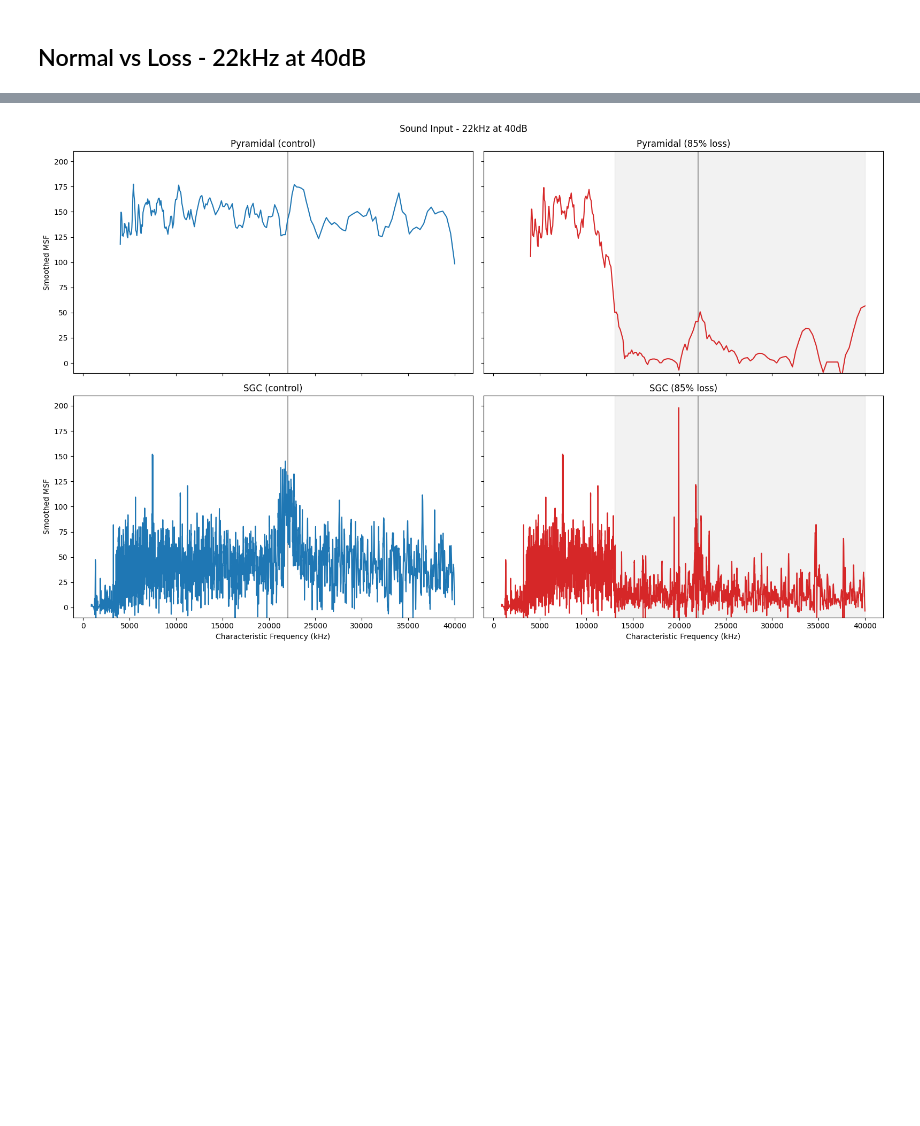
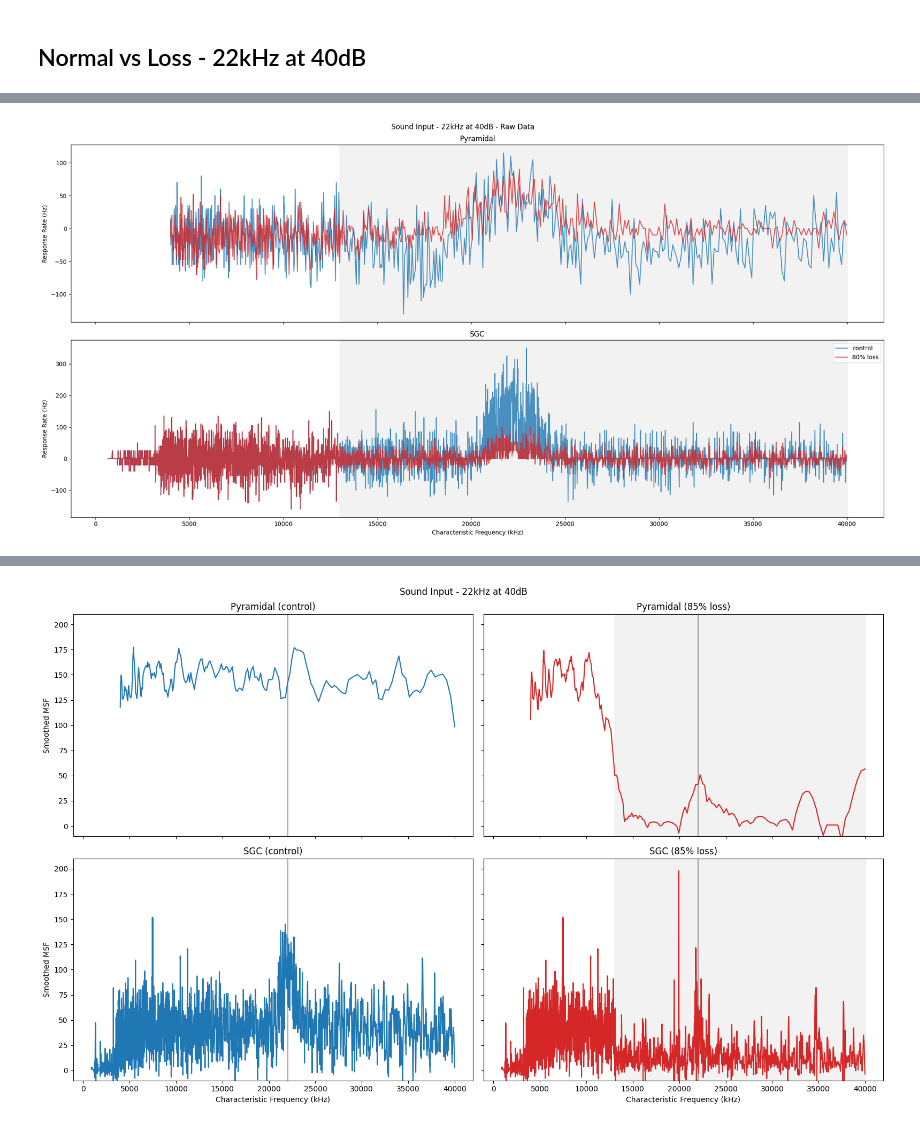
Before and after one commit to kedoxey/DCN_model, a Jupyter notebook: notebooks/cnmodel_sgc_rates.ipynb, the cells around one changed output, grey strips where cells are left out. Cells and saved outputs as stored; diff of their text form; code cells hidden in the pictures; blank space fills up the shorter version.

```diff
--- a/notebooks/cnmodel_sgc_rates.ipynb
+++ b/notebooks/cnmodel_sgc_rates.ipynb
@@ -647,0 +759,98 @@ fig.tight_layout()
+# %%
+n_cfs = 665
+n_reps = 2
+
+results = pickle.load(open(f'/home/kedoxey/DCN_model/output/response_maps-network/{n_cfs}cfs_1dbs_22000if_1cpb_{n_reps}nreps/results_df.pkl', 'rb'))
+pyr_ids_per_band = pickle.load(open(f'/home/kedoxey/DCN_model/output/response_maps-network/{n_cfs}cfs_1dbs_22000if_1cpb_{n_reps}nreps/pyramidal_ids_per_band.pkl', 'rb'))
+freqs = list(pyr_ids_per_band.keys())
+pyr_spont_rates = get_spontaneous_rate('pyramidal', results)
+sgc_spont_rates = get_spontaneous_rate('sgc', results)
+pyr_ids, pyr_resp_spikes = get_cell_nspikes('pyramidal', results, stimpar['response'])
+sgc_ids, sgc_resp_spikes = get_cell_nspikes('sgc', results, stimpar['response'])
+
+loss_frac = 80
+results_loss = pickle.load(open(f'/home/kedoxey/DCN_model/output/response_maps-network_13000loss-m1_{loss_frac}/{n_cfs}cfs_1dbs_22000if_1cpb_{n_reps}nreps/results_df.pkl', 'rb'))
+pyr_ids_per_band = pickle.load(open(f'/home/kedoxey/DCN_model/output/response_maps-network_13000loss-m1_{loss_frac}/{n_cfs}cfs_1dbs_22000if_1cpb_{n_reps}nreps/pyramidal_ids_per_band.pkl', 'rb'))
+freqs_loss = list(pyr_ids_per_band.keys())
+pyr_spont_rates_loss = get_spontaneous_rate('pyramidal', results_loss)
+sgc_spont_rates_loss = get_spontaneous_rate('sgc', results_loss)
+pyr_ids_loss, pyr_resp_spikes_loss = get_cell_nspikes('pyramidal', results_loss, stimpar['response'])
+sgc_ids_loss, sgc_resp_spikes_loss = get_cell_nspikes('sgc', results_loss, stimpar['response'])
+
+fig, axs = plt.subplots(2,1,figsize=(20,10), sharex=True)  #, sharey=True)
+axs = axs.ravel()
+
+
+win_length = 10
+polyorder = 3
+# axs[0].plot(freqs, n_spikes, color='tab:blue', zorder=12)
+# axs[0].plot(freqs, savgol_filter(n_spikes, 10, 3), color='tab:red', zorder=13)
+# axs[0].set_ylabel('Number of Spikes')
+# - sgc_spont_rates*(stimpar['response'][1] - stimpar['response'][0])
+nth_avg = 6
+n_spikes = sgc_resp_spikes - 0*(stimpar['response'][1] - stimpar['response'][0])
+avg_n_spikes = ((n_spikes + np.roll(n_spikes,1))/nth_avg)[1::nth_avg]
+# axs[1].plot(sgc_cfs[sgc_ids[0::nth_avg]],  avg_n_spikes, color='tab:blue', zorder=13, alpha=0.8)
+# axs[1].plot(sgc_cfs[sgc_ids], savgol_filter(sgc_resp_spikes- sgc_spont_rates*(stimpar['response'][1] - stimpar['response'][0]), win_length, 3) , color='tab:blue', zorder=13, alpha=0.8)
+# axs[1].plot(sgc_cfs[sgc_ids], savgol_filter(sgc_resp_spikes, win_length, polyorder) , color='tab:blue', zorder=13, alpha=0.8)
+axs[1].plot(sgc_cfs[sgc_ids], (sgc_resp_spikes / (stimpar['response'][1] - stimpar['response'][0])*1000) - sgc_spont_rates*1000 , color='tab:blue', zorder=13, alpha=0.8, label='control')
+axs[1].set_title('SGC (control)')
+
+n_spikes = sgc_resp_spikes_loss - 0*(stimpar['response'][1] - stimpar['response'][0])
+avg_n_spikes = ((n_spikes + np.roll(n_spikes,1))/nth_avg)[1::nth_avg]
+# axs[1].plot(sgc_cfs[sgc_ids[0::nth_avg]],  avg_n_spikes, color='tab:red', zorder=13, alpha=0.8)
+# - sgc_spont_rates_loss*(stimpar['response'][1] - stimpar['response'][0])
+# axs[1].plot(sgc_cfs[sgc_ids_loss], savgol_filter(sgc_resp_spikes_loss- sgc_spont_rates_loss*(stimpar['response'][1] - stimpar['response'][0]), win_length, 3) , color='tab:red', zorder=13, alpha=0.8)
+# axs[1].plot(sgc_cfs[sgc_ids_loss], savgol_filter(sgc_resp_spikes_loss, win_length, polyorder) , color='tab:red', zorder=13, alpha=0.8)
+axs[1].plot(sgc_cfs[sgc_ids_loss], (sgc_resp_spikes_loss / (stimpar['response'][1] - stimpar['response'][0])*1000) - sgc_spont_rates_loss*1000 , color='tab:red', zorder=13, alpha=0.8, label=f'{loss_frac}% loss')
+axs[1].set_title(f"SGC")
+
+nth_avg = 3
+n_spikes = pyr_resp_spikes - pyr_spont_rates*(stimpar['response'][1] - stimpar['response'][0])
+avg_n_spikes = ((n_spikes + np.roll(n_spikes,1))/nth_avg)[1::nth_avg]
+# axs[0].plot(freqs[0::nth_avg], avg_n_spikes, color='tab:blue', zorder=13, alpha=0.8)
+# - pyr_spont_rates*(stimpar['response'][1] - stimpar['response'][0])
+# axs[0].plot(freqs, savgol_filter(pyr_resp_spikes- pyr_spont_rates*(stimpar['response'][1] - stimpar['response'][0]), win_length, polyorder) , color='tab:blue', zorder=13, alpha=0.8)
+# axs[0].plot(freqs, savgol_filter(pyr_resp_spikes, win_length, polyorder) , color='tab:blue', zorder=13, alpha=0.8)
+axs[0].plot(freqs, (pyr_resp_spikes / (stimpar['response'][1] - stimpar['response'][0])*1000)-pyr_spont_rates*1000 , color='tab:blue', zorder=13, alpha=0.8, label='control')
+
+n_spikes = pyr_resp_spikes_loss - pyr_spont_rates_loss*(stimpar['response'][1] - stimpar['response'][0])
+avg_n_spikes = ((n_spikes + np.roll(n_spikes,1))/nth_avg)[1::nth_avg]
+# axs[0].plot(freqs[0::nth_avg],  avg_n_spikes, color='tab:red', zorder=13, alpha=0.8)
+# - pyr_spont_rates_loss*(stimpar['response'][1] - stimpar['response'][0])
+# axs[0].plot(freqs, savgol_filter(pyr_resp_spikes_loss- pyr_spont_rates_loss*(stimpar['response'][1] - stimpar['response'][0]), win_length, polyorder) , color='tab:red', zorder=13, alpha=0.8)
+# axs[0].plot(freqs, savgol_filter(pyr_resp_spikes_loss, win_length, polyorder) , color='tab:red', zorder=13, alpha=0.8)
+axs[0].plot(freqs, (pyr_resp_spikes_loss / (stimpar['response'][1] - stimpar['response'][0])*1000)-pyr_spont_rates_loss*1000 , color='tab:red', zorder=13, alpha=0.8, label=f'{loss_frac}% loss')
+axs[0].set_title(f'Pyramidal')
+
+# axs[1,0].set_ylabel('Smoothed MSF')
+
+loss_inds = np.array(freqs)[np.where(np.array(freqs) > 13e3)[0]]
+
+for ax in axs:
+
+    # ax.axvline(freqs[np.abs(np.array(freqs) - input_freq).argmin()], color='grey', alpha=0.7, zorder=2)
+    nticks = 6
+    # xtick_span = len(pyr_msfs_loss)//(nticks-1)
+    # ax.set_ylim([-10,210])
+    # ax.set_xticks([freqs_log[i] for i in [xtick_span*i for i in range(nticks)]])
+    # ax.set_xticklabels([round(freqs[i]/1000) for i in [xtick_span*i for i in range(nticks)]])
+
+    # ax.set_xlim(left=freqs_log[freqs.index(np.float64(10069.39523082581))]-1000)
+
+axs[1].legend(loc='upper right')
+
+axs[0].axvspan(xmin=loss_inds[0], xmax=loss_inds[-1], color='grey', alpha=0.1, zorder=1)
+axs[1].axvspan(xmin=loss_inds[0], xmax=loss_inds[-1], color='grey', alpha=0.1, zorder=1)
+
+axs[0].set_ylabel('Response Rate (Hz)')
+axs[1].set_ylabel('Response Rate (Hz)')
+
+axs[1].set_xlabel('Characteristic Frequency (kHz)')
+axs[1].set_xlabel('Characteristic Frequency (kHz)')
+
+# fig.suptitle(f'Pyramidal Response to {input_freq}Hz at {input_level}dB (85 hearing loss starting at 13kHz)')
+fig.suptitle(f"Sound Input - {round(input_freq/1000)}kHz at {input_level}dB - Raw Data")
+fig.tight_layout()
+# %% [output]
+[figure, added]
```
Also changed, not shown: parts of 20 cells of this notebook, 29 other files.
